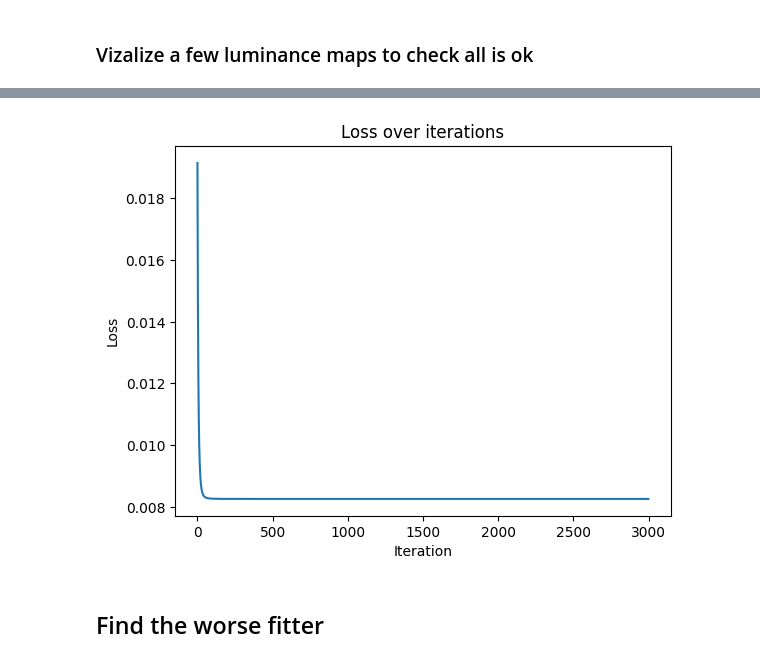
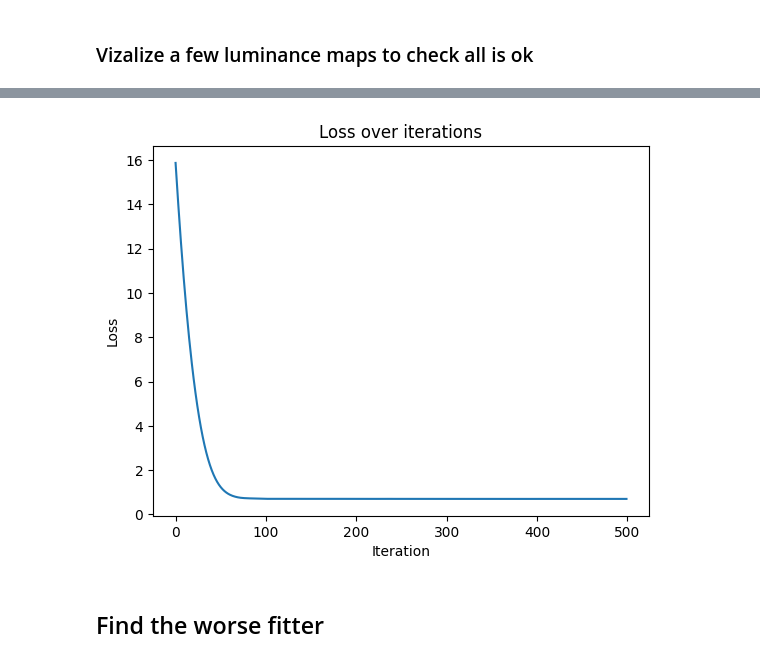
Before and after one commit to matttsss/mitsuba3, a Jupyter notebook: sampling_tests/warps.ipynb, the cells around one changed output, grey strips where cells are left out. Saved outputs shown, nothing was run; the diff lists cells and outputs as text; code cells hidden in the pictures.

```diff
--- a/sampling_tests/warps.ipynb
+++ b/sampling_tests/warps.ipynb
@@ -112,7 +56,7 @@ def integrate_luminance(sun_dir, sky_rad, sky_params, cos_thetas, phis, quad_wei
         gamma = dr.unit_angle(dir, sun_dir)
 
         res = get_lum(sky_rad, sky_params, ct, gamma)
-        total_lum += st * weight * res
+        total_lum += weight * res
         i += 1
 
     return total_lum
@@ -134,21 +78,24 @@ def init_optimization_vars(sky_rad_dataset, sky_params_dataset, turb_res=10, sun
 
     # Define grid of turbidity and sun elevation angles
     turbs = dr.linspace(mi.Float, 1.0, 10.0, turb_res)
-    sun_etas = dr.linspace(mi.Float, dr.deg2rad(2.0), dr.deg2rad(98.0), sun_eta_res)
+    sun_etas = dr.linspace(mi.Float, MIN_ETA, MAX_ETA, sun_eta_res)
     turbs, sun_etas = dr.meshgrid(turbs, sun_etas)
-    tex_pos = mi.Point2f((turbs - 1) /(10 - 1), (dr.rad2deg(sun_etas) - 2) / (98-2))
+    tex_pos = mi.Point2f((turbs - 1) / (10 - 1), (sun_etas - MIN_ETA) / (MAX_ETA - MIN_ETA))
 
     # Precompute sky radiance and parameters for each (turbidity, sun_eta) pair
     temp_sky_rad = dr.zeros(mi.Float, 3 * nb_grid_points)
     temp_sky_params = dr.zeros(mi.Float, 3 * 9 * nb_grid_points)
     for i, (turb, sun_eta) in tqdm(enumerate(zip(turbs.numpy(), sun_etas.numpy())), desc="Precomputing..."):
+        idx, turb, sun_eta = mi.UInt32(i), mi.Float(turb), mi.Float(sun_eta)
+        dr.make_opaque(idx, turb, sun_eta)
+
         sky_rad = interpolate_dataset(sky_rad_dataset, ALBEDO, turb, sun_eta).array
         temp = dr.gather(mi.Color3f, sky_rad, 0)
-        dr.scatter(temp_sky_rad, temp, i)
+        dr.scatter(temp_sky_rad, temp, idx)
 
         sky_params = interpolate_dataset(sky_params_dataset, ALBEDO, turb, sun_eta).array
         temp = dr.gather(mi.ArrayXf, sky_params, 0, shape=(3 * 9, 1))
-        dr.scatter(temp_sky_params, temp, i)
+        dr.scatter(temp_sky_params, temp, idx)
 
 
     gather_idx = dr.arange(mi.UInt32, nb_grid_points)
@@ -172,8 +119,8 @@ def init_optimization_vars(sky_rad_dataset, sky_params_dataset, turb_res=10, sun
 # %%
 from vizsky_contrib import load_tensors
 
-TRAINING_TURB_RES = 30
-TRAINING_SUN_ETA_RES = 90
+TRAINING_TURB_RES = 90
+TRAINING_SUN_ETA_RES = 180
 
 sky_rad_dataset, sky_params_dataset = load_tensors('../../mitsuba3/resources/data/sunsky/output/sunsky_datasets.bin')
 
@@ -269,44 +303,59 @@ def compute_loss(tex_weights, tex_pos, sky_rad, sky_params, norm_factor, sun_dir
 ## Generate initial weights
 turb_res = 10
 sun_eta_res = 30
-weights = dr.rng(42).normal(mi.TensorXf, shape=(turb_res, sun_eta_res, 1), loc=1, scale=0.2)
+weights = init_optimised_weights(turb_res, sun_eta_res)
 tex_weights = mi.Texture2f(weights,
                            wrap_mode=dr.WrapMode.Clamp,
                            migrate=False)
 
-opt = mi.ad.Adam(lr=0.05)
+opt = mi.ad.Adam(lr=0.001)
 opt_key = "weights"
 opt[opt_key] = weights
 
+## Generate rays to evaluate luminance map
+lum_map_height = 150
+phis, thetas = dr.meshgrid(
+    dr.linspace(mi.Float, 0, 2 * dr.pi, 2 * lum_map_height),
+    dr.linspace(mi.Float, 0, dr.pi / 2 + 0.001 * dr.pi, lum_map_height)
+)
+st, ct = dr.sincos(thetas)
+sp, cp = dr.sincos(phis)
+wi = mi.Vector3f(st * cp, st * sp, ct)
+dr.eval(wi)
+
 ## Optimize
 losses = []
-iterations = trange(3000, desc="Optimizing")
+iterations = trange(500, desc="Optimizing")
 for it in iterations:
-    opt[opt_key] = dr.maximum(1e-5, opt[opt_key])
+    tensor = clamp_channels(opt[opt_key], 0, min_val=1e-5, max_val=1)
+    tensor = clamp_channels(tensor, 1, min_val=dr.cos(dr.pi/2 - MIN_ETA), max_val=1)
+    tensor = clamp_channels(tensor, 2, min_val=0.05, max_val=1)
+    tensor = clamp_channels(tensor, 3, min_val=0.05, max_val=2*dr.pi)
+    opt[opt_key] = tensor
     tex_weights.set_tensor(opt[opt_key])
 
 
-    loss = compute_loss(tex_weights, tex_pos, sky_rad, sky_params, norm_factor, sun_dir, wi)
+    loss = compute_loss(tex_weights, tex_pos, sky_rad, sky_params, norm_factor, sun_dir, wi, dr.width(wi))
 
     opt.step()
 
     if it % 100 == 0:
         iterations.set_postfix_str(f"Loss: {loss}")
 
     losses.append(loss)
 
 optimal_weights = opt[opt_key]
 
 plt.close()
 cutoff = 0
 losses_to_plot = losses[cutoff:]
 plt.plot(np.arange(len(losses_to_plot)) + cutoff, losses_to_plot)
 plt.title('Loss over iterations')
 plt.xlabel('Iteration')
 plt.ylabel('Loss')
 plt.show()
 # %% [output]
-[figure, old version]
+[figure, new version]
 # %% [markdown]
 ## Find the worse fitter
 # %%
```
Also changed, not shown: parts of 11 cells of this notebook, 1 other file.
